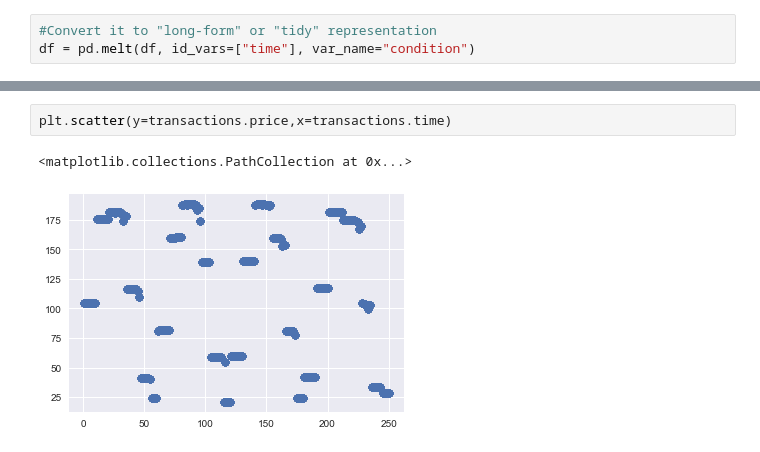
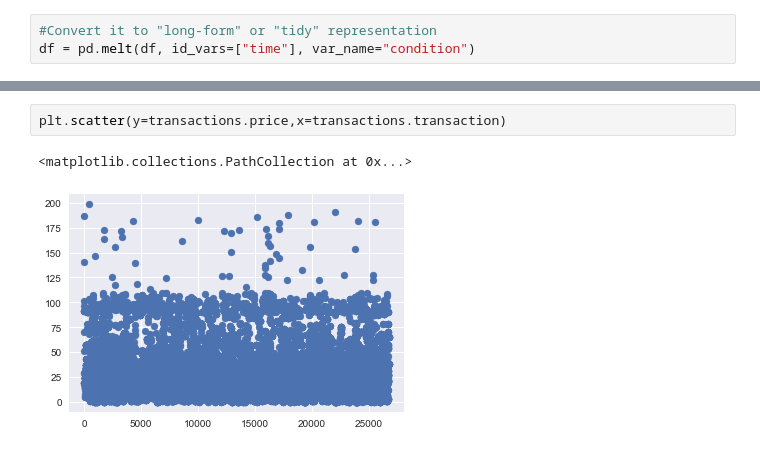
Before and after one commit to 88d52bdba0366127fffca9dfa93895/fms, a Jupyter notebook: Analysis.ipynb, the cells around one changed output, grey strips where cells are left out. Cells and saved outputs as stored; diff of their text form.

```diff
--- a/Analysis.ipynb
+++ b/Analysis.ipynb
@@ -47,5 +47,5 @@ for cond, cond_df in df.groupby("condition"):
 # %%
-plt.scatter(y=transactions.price,x=transactions.time)
+plt.scatter(y=transactions.price,x=transactions.transaction)
 # %% [output]
 <matplotlib.collections.PathCollection at 0x...>
-[figure, old version]
+[figure, new version]
```
Also changed, not shown: parts of 2 cells of this notebook, 4 other files.
